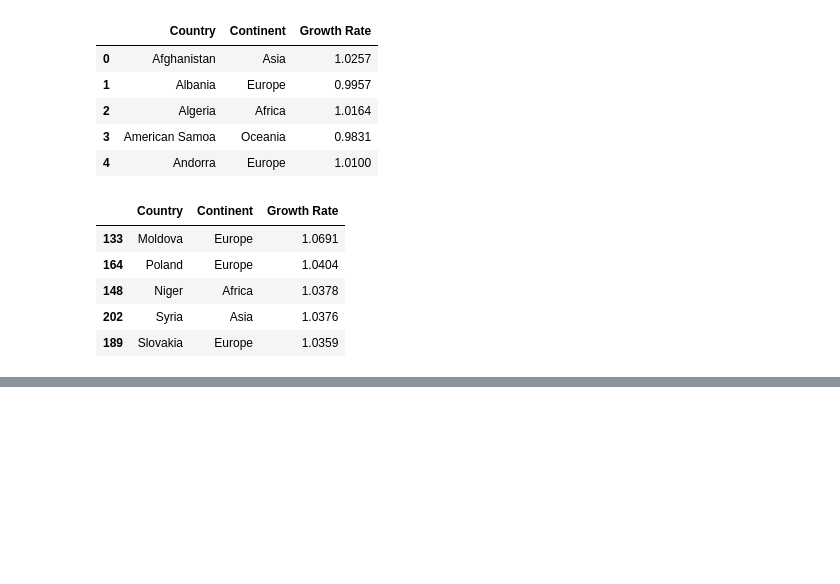
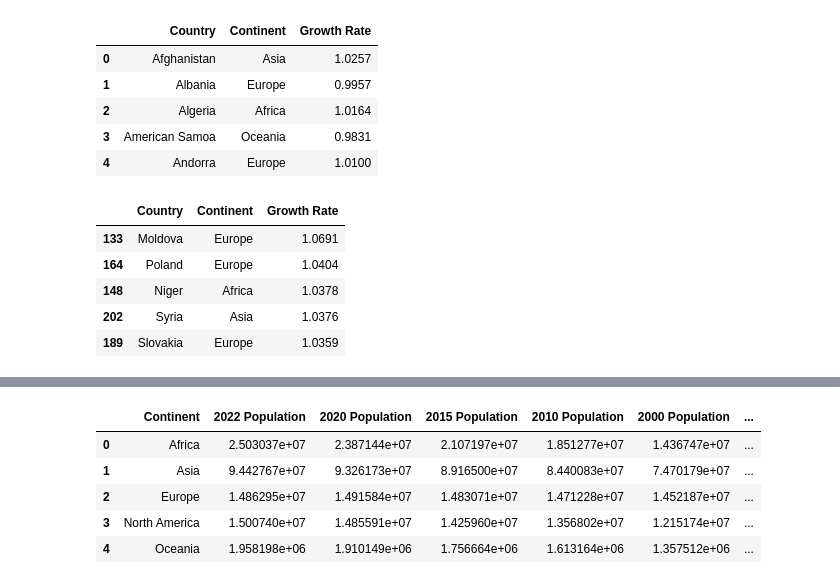
Before and after one commit to TheRecklessDoctor/TheRecklessDoctor.github.io, a Jupyter notebook: DataManipulation/Clean.ipynb, the cells around one changed output, grey strips where cells are left out. Saved outputs shown, nothing was run; the diff lists cells and outputs as text; code cells hidden in the pictures; blank space fills up the shorter version.

```diff
--- a/DataManipulation/Clean.ipynb
+++ b/DataManipulation/Clean.ipynb
@@ -57,4 +59,17 @@ grouped
 | North America | 160.925000 | 1.500740e+07 | 1.485591e+07 | 1.425960e+07 | 1.356802e+07 | 1.215174e+07 | ... |
 | Oceania | 188.521739 | 1.958198e+06 | 1.910149e+06 | 1.756664e+06 | 1.613164e+06 | 1.357512e+06 | ... |
 | South America | 97.571429 | 3.120119e+07 | 3.082357e+07 | 2.950960e+07 | 2.807702e+07 | 2.497388e+07 | ... |
+# %%
+# modify the dataset for the line chart
+
+grouped = grouped.reset_index() #reset the index from Continent to a numerical one
+usefulcols = grouped[["Continent","2022 Population","2020 Population","2015 Population","2010 Population","2000 Population","1990 Population","1980 Population"]]
+usefulcols.head()
+# %% [output]
+|  | Continent | 2022 Population | 2020 Population | 2015 Population | 2010 Population | 2000 Population | ... |
+| 0 | Africa | 2.503037e+07 | 2.387144e+07 | 2.107197e+07 | 1.851277e+07 | 1.436747e+07 | ... |
+| 1 | Asia | 9.442767e+07 | 9.326173e+07 | 8.916500e+07 | 8.440083e+07 | 7.470179e+07 | ... |
+| 2 | Europe | 1.486295e+07 | 1.491584e+07 | 1.483071e+07 | 1.471228e+07 | 1.452187e+07 | ... |
+| 3 | North America | 1.500740e+07 | 1.485591e+07 | 1.425960e+07 | 1.356802e+07 | 1.215174e+07 | ... |
+| 4 | Oceania | 1.958198e+06 | 1.910149e+06 | 1.756664e+06 | 1.613164e+06 | 1.357512e+06 | ... |
 # %%
```
Also changed, not shown: parts of 5 cells of this notebook, 4 other files.
